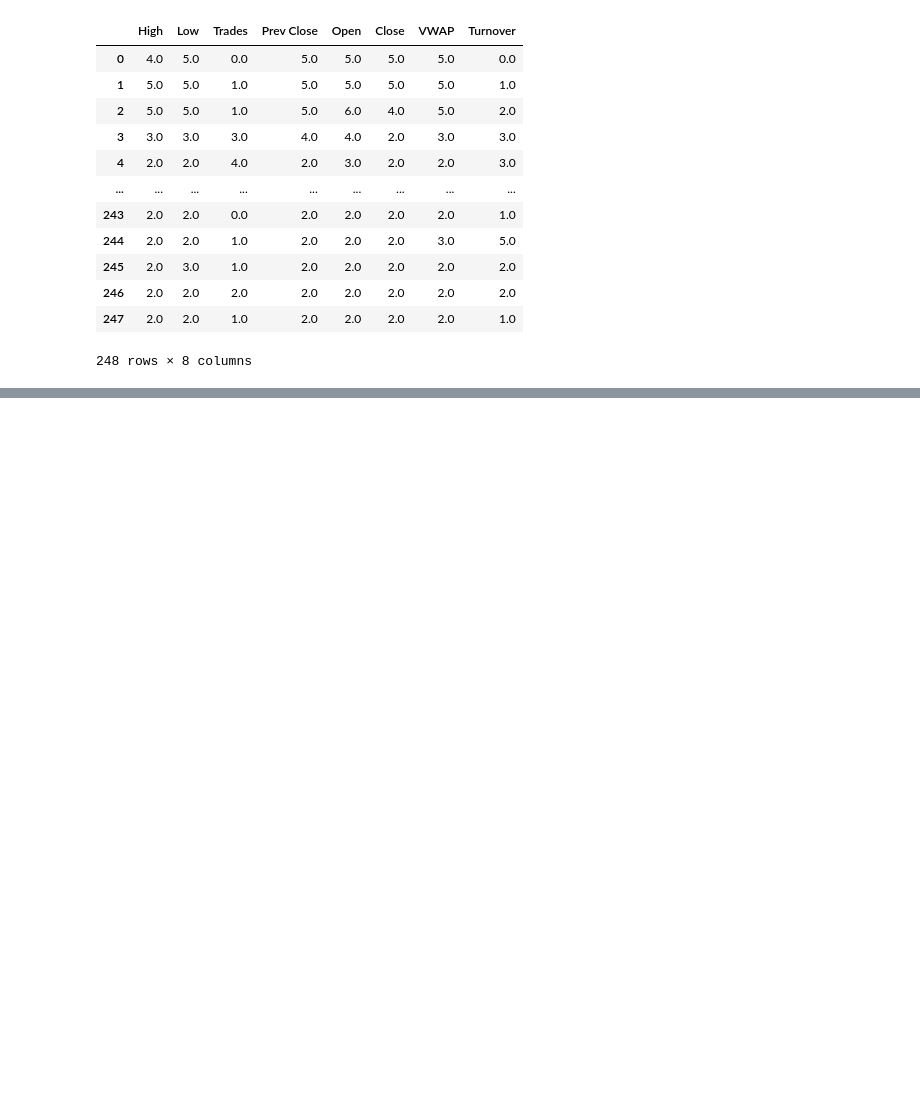
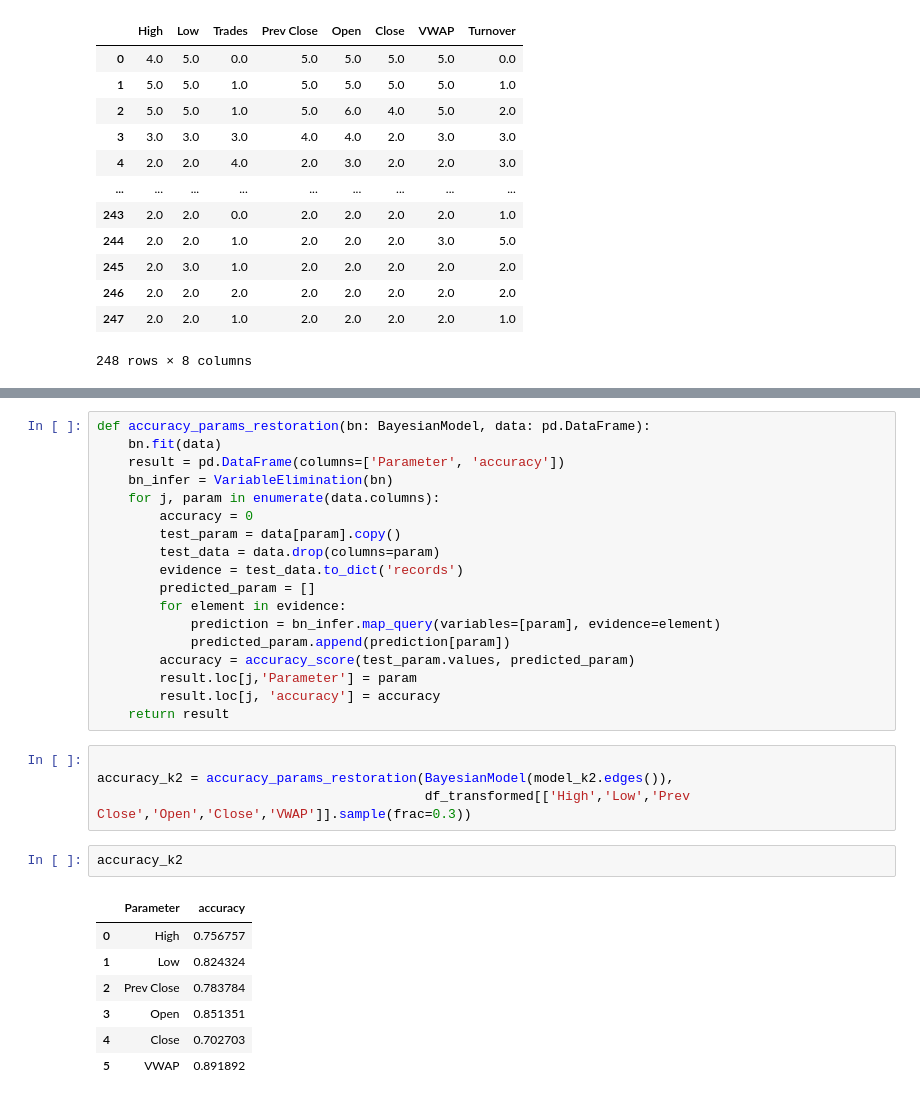
Before and after one commit to semaputnik/multivariate-data-analysis-labs, a Jupyter notebook: Lab_3/code.ipynb, the cells around one changed output, grey strips where cells are left out. Saved outputs shown, nothing was run; the diff lists cells and outputs as text; blank space fills up the shorter version.

```diff
--- a/Lab_3/code.ipynb
+++ b/Lab_3/code.ipynb
@@ -160,0 +175,32 @@ NameError: name 'HillClimbSearch' is not defined
+# %%
+def accuracy_params_restoration(bn: BayesianModel, data: pd.DataFrame):
+    bn.fit(data)
+    result = pd.DataFrame(columns=['Parameter', 'accuracy'])
+    bn_infer = VariableElimination(bn)
+    for j, param in enumerate(data.columns):
+        accuracy = 0
+        test_param = data[param].copy()
+        test_data = data.drop(columns=param)
+        evidence = test_data.to_dict('records')
+        predicted_param = []
+        for element in evidence:
+            prediction = bn_infer.map_query(variables=[param], evidence=element)
+            predicted_param.append(prediction[param])
+        accuracy = accuracy_score(test_param.values, predicted_param)
+        result.loc[j,'Parameter'] = param
+        result.loc[j, 'accuracy'] = accuracy
+    return result
+# %%
+
+accuracy_k2 = accuracy_params_restoration(BayesianModel(model_k2.edges()),
+                                          df_transformed[['High','Low','Prev Close','Open','Close','VWAP']].sample(frac=0.3))
+# %%
+accuracy_k2
+# %% [output]
+|  | Parameter | accuracy |
+| 0 | High | 0.756757 |
+| 1 | Low | 0.824324 |
+| 2 | Prev Close | 0.783784 |
+| 3 | Open | 0.851351 |
+| 4 | Close | 0.702703 |
+| 5 | VWAP | 0.891892 |
```
Also changed, not shown: parts of 12 cells of this notebook.
